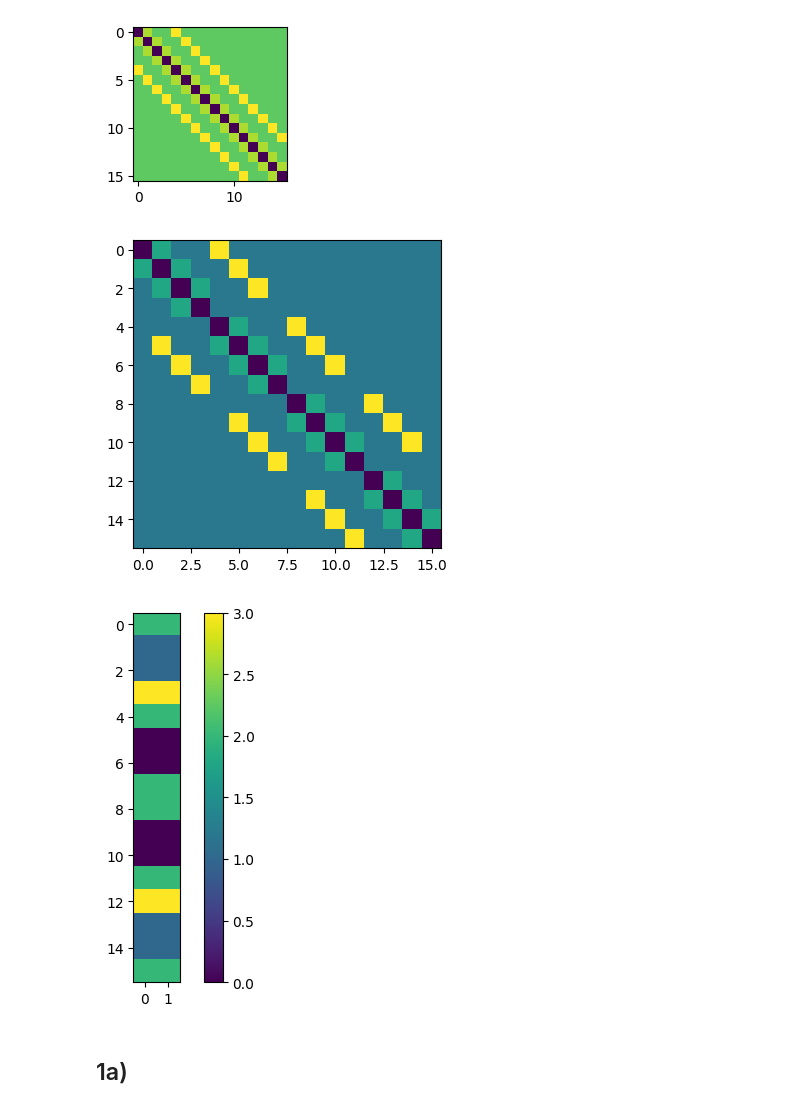
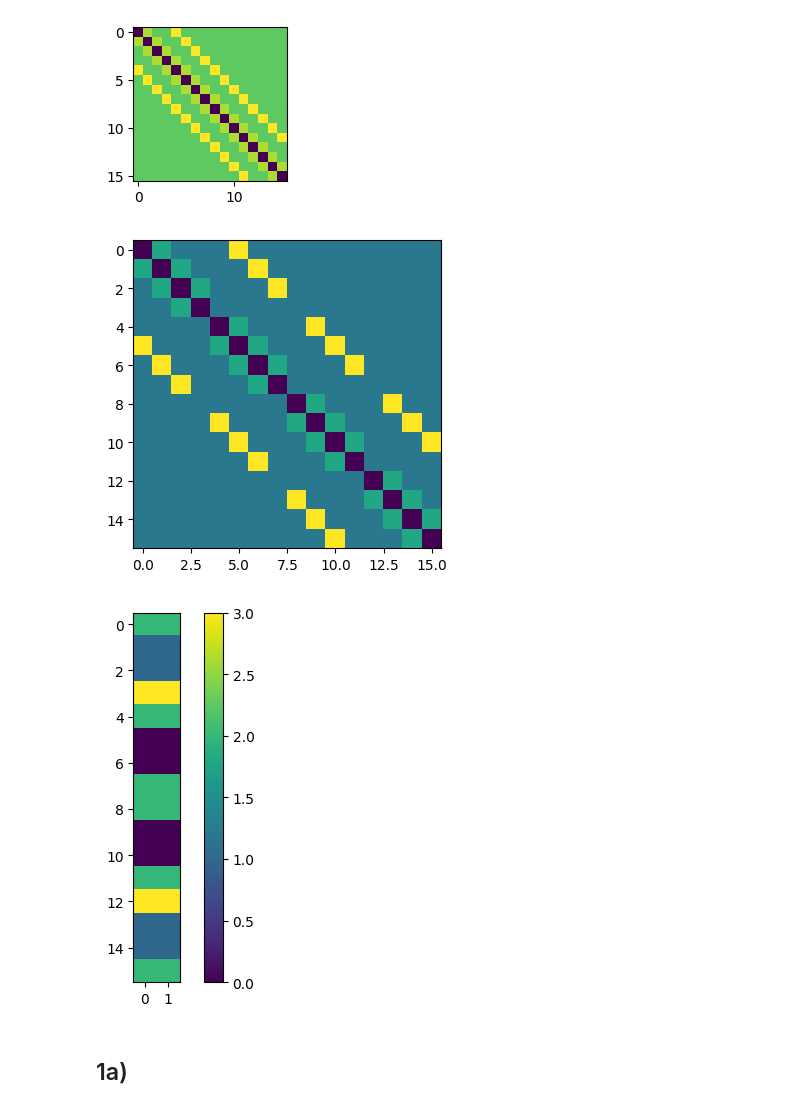
Before and after one commit to aledha/TMA4212-NumDiffDiff, a Jupyter notebook: Project 1/Proj1_code.ipynb, the cells around one changed output. Drawn from its saved outputs; the diff is of its cells as text; code cells hidden in the pictures.

```diff
--- a/Project 1/Proj1_code.ipynb
+++ b/Project 1/Proj1_code.ipynb
@@ -112,34 +112,32 @@ plt.show()
 # %%
 def triblock(C, B, D, M):
     A = np.kron(np.eye(M-1), C)
     A += np.kron(ndiag([1], [1], M-1), B)
     A += np.kron(ndiag([1], [-1], M-1), D)
     return A
 
 # Testing
 M = 5
 C = ndiag([1,-2,1], [-1,0,1], (M-1))
-B = 3 * np.eye(M-1)
-B[-1,-1] = 0
-D = 3 * np.eye(M-1)
-D[0,0] = 0
+B = 3 * ndiag([1], [1], M-1)
+D = 3 * ndiag([1], [-1], M-1)
 A = triblock(C, B,D, M)
 
 plt.figure(0, figsize = (4,4))
 plt.imshow(A)
 plt.show()
 
 l = np.ones(M+1)
 t = np.ones(M+1)
 r = np.ones(M+1)
 b = np.ones(M+1)
 
 g2 = dirichlet([l, t, r, b], 1, 1)
 plt.imshow(np.array([g2,g2]).T)
 plt.colorbar()
 plt.show()
 # %% [output]
-[figure, old version]
+[figure, new version]
 [figure]
 # %% [markdown]
 ## 1a)
```
Also changed, not shown: parts of 5 cells of this notebook.
